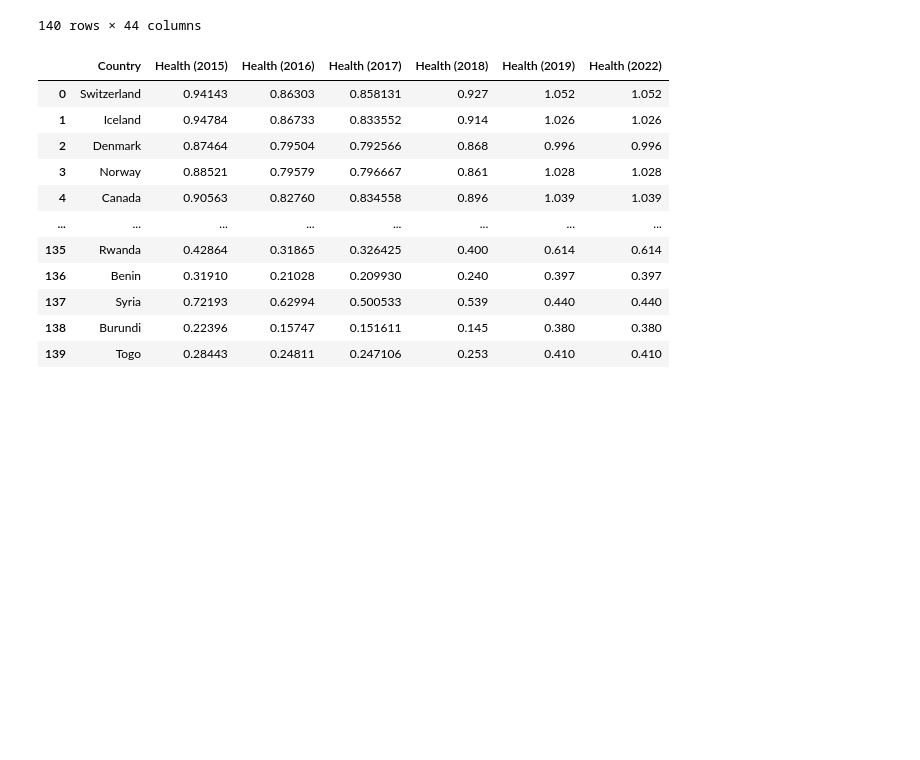
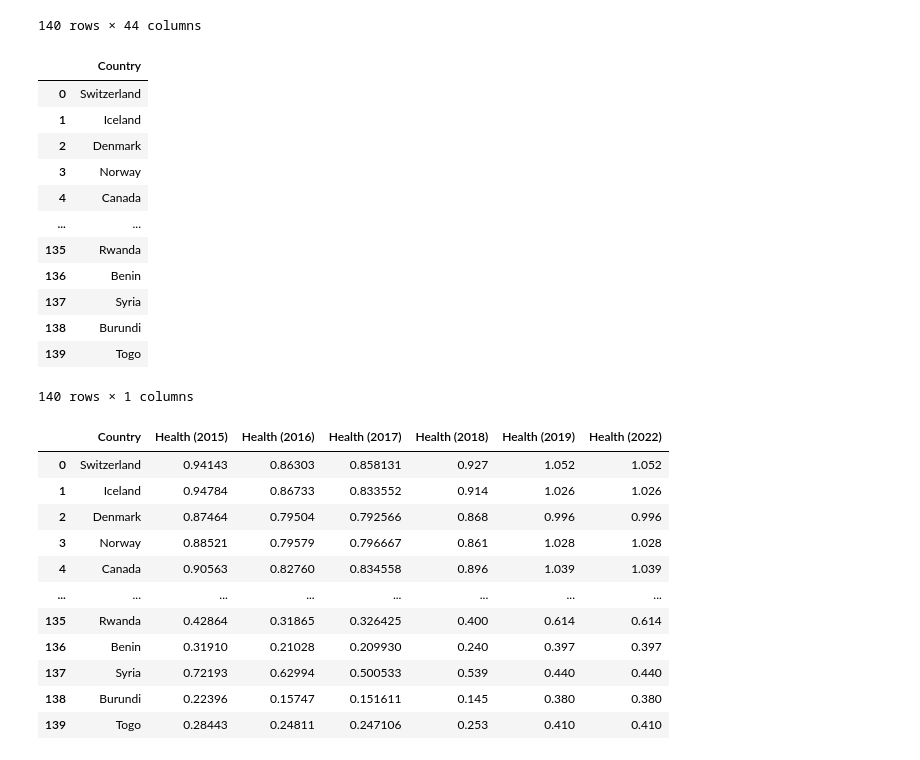
Before and after one commit to tvaughn905/Project-1, a Jupyter notebook: LongLife.ipynb, the cells around one changed output. Cells and saved outputs as stored; diff of their text form; code cells hidden in the pictures; blank space fills up the shorter version.

```diff
--- a/LongLife.ipynb
+++ b/LongLife.ipynb
@@ -26,6 +35,27 @@ clean_data_df
 | 138 | 138 | Burundi | 157.0 | 2.905 | 0.41587 | 0.22396 | 0.11850 | ... |
 | 139 | 139 | Togo | 158.0 | 2.839 | 0.13995 | 0.28443 | 0.36453 | ... |
 140 rows × 44 columns
+# %%
+# Select country for column, append data later
+country_data_df = pd.DataFrame(clean_data_df[['Country.1']])
+
+# rename the country column to make it easy on the eyes
+country_data_df = country_data_df.rename(columns={'Country.1':'Country'})
+country_data_df
+# %% [output]
+|  | Country |
+| 0 | Switzerland |
+| 1 | Iceland |
+| 2 | Denmark |
+| 3 | Norway |
+| 4 | Canada |
+| ... | ... |
+| 135 | Rwanda |
+| 136 | Benin |
+| 137 | Syria |
+| 138 | Burundi |
+| 139 | Togo |
+140 rows × 1 columns
 # %%
 # Select country and corresponsing Health columns for the years
 health_data_df = pd.DataFrame(clean_data_df[['Country.1',
```
Also changed, not shown: parts of 12 cells of this notebook.
